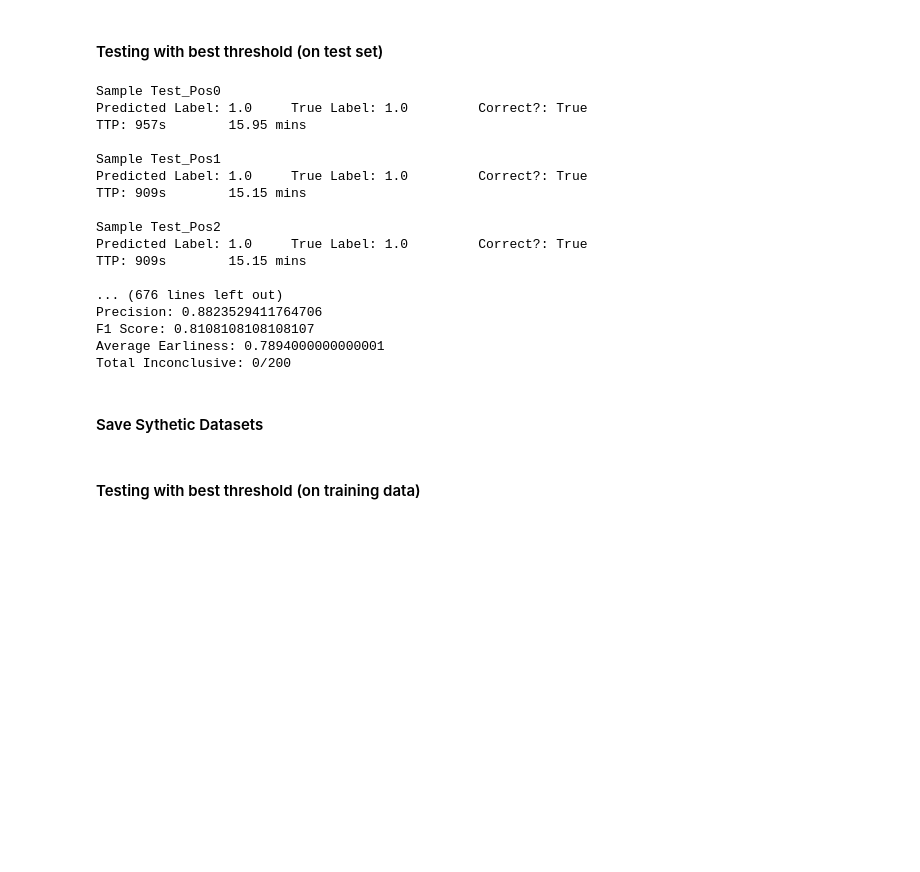
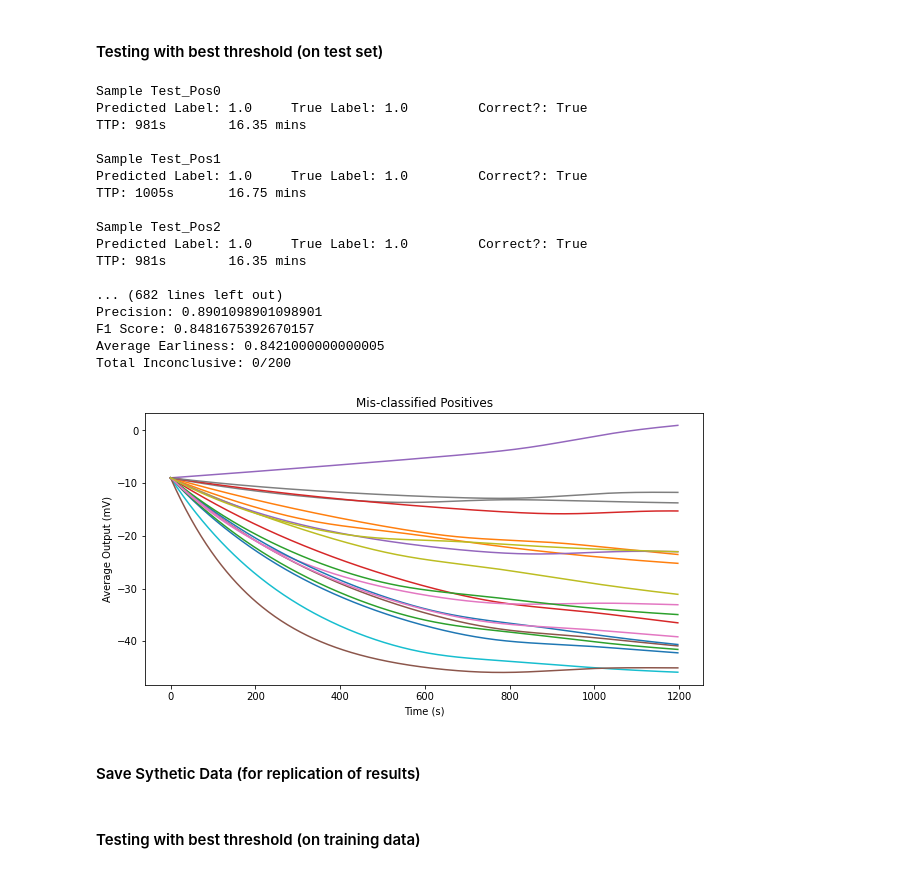
Before and after one commit to adityag16/Final-Year-Project, a Jupyter notebook: Early Time Series Classification - Average Ouput KNN.ipynb, the cells around one changed output. Drawn from its saved outputs; the diff is of its cells as text; code cells hidden in the pictures; blank space fills up the shorter version.

Commit message:
Fixed some code for dummy data testing

```diff
--- a/Early Time Series Classification - Average Ouput KNN.ipynb
+++ b/Early Time Series Classification - Average Ouput KNN.ipynb
@@ -2071,6 +2094,8 @@ for i in range(100):
 # %% [markdown]
 #### Learning Best Threshold
 # %%
+x_range = [*range(0,1200,3)]
+
 number_of_samples = len(x_range)
 number_of_timestamps = 50
 
@@ -2257,15 +2282,5 @@ best_th
 # %% [markdown]
 #### Testing with best threshold (on test set)
-# %%
-## combine positive and negative sample dicts
-all_samples = {}
-all_samples.update(dummy_positives)
-all_samples.update(dummy_negatives)
-
-## create dict of samples with true label
-keys_train = list(all_samples.keys())
-true_labels_train_array = list(np.concatenate((np.ones(len(dummy_positives)),np.zeros(len(dummy_negatives)))))
-true_label_train_dict = dict(zip(keys_train, true_labels_train_array))
 # %%
 ## combine positive and negative sample dicts
 all_samples_test = {}
@@ -2313,7 +2299,7 @@ with tf.device(gpu):
   earliness = []
 
   # create nN predictions using each dataset as the test sample
-  sample_predictions, true_labels_test, true_labels_train = generate_predictions_table_test(dummy_positives_test, dummy_negatives_test, dummy_positives, dummy_negatives, timestamps)
+  sample_predictions, true_labels_train = generate_predictions_table(dummy_positives, dummy_negatives, timestamps)
 
   # create multipliers for every classifier
   multipliers_2d = get_confidence_multipliers(sample_predictions, true_labels_train)
@@ -2329,13 +2315,20 @@ with tf.device(gpu):
     test_sample = value
 
     print(f"Sample {test_sample_name}")
-    predictions = sample_predictions[sample_idx]
-    confidences = []
-    for i in range(len(predictions)):
+    predictions = []
+
+    for i, t in enumerate(timestamps):
+
+      train_data, train_labels = get_training_data_knn(positive_samples=dummy_positives, negative_samples=dummy_negatives, timestamp=t, test_samples=[test_sample_name])
+      test_data = get_test_data_knn(test_sample, t)
+      pred = KNN(3, test_data, train_data, train_labels, 'cosine')
+      predictions.append(pred)
 
       c = get_confidence(predictions[:i+1], multipliers_2d[:i+1]) # i+1 needed because slicing does not include last index
-      confidences.append(c)
+
+
       if(c >= best_th): # best confidence threshold from cost function
+
         time_index = timestamps[i] # get the value of the sample number at which the sample needs to be indexed
         time_to_result = test_sample.index[time_index-1] - test_sample.index[0] # get actual time acorrding the experiment at which result is obtained
 
@@ -2352,7 +2345,7 @@ with tf.device(gpu):
 
         break
 
-      if(i == len(predictions)-1):
+      if(i == len(timestamps)-1):
         final_classifications[test_sample_name] = (None, true_label_test_dict[test_sample_name])
         print("Inconclusive")
         inconc_count += 1
@@ -2370,21 +2363,37 @@ with tf.device(gpu):
 # %% [output]
 Sample Test_Pos0
 Predicted Label: 1.0     True Label: 1.0         Correct?: True
-TTP: 957s        15.95 mins
+TTP: 981s        16.35 mins
 
 Sample Test_Pos1
 Predicted Label: 1.0     True Label: 1.0         Correct?: True
-TTP: 909s        15.15 mins
+TTP: 1005s       16.75 mins
 
 Sample Test_Pos2
 Predicted Label: 1.0     True Label: 1.0         Correct?: True
-TTP: 909s        15.15 mins
+TTP: 981s        16.35 mins
 
-... (676 lines left out)
-Precision: 0.8823529411764706
-F1 Score: 0.8108108108108107
-Average Earliness: 0.7894000000000001
+... (682 lines left out)
+Precision: 0.8901098901098901
+F1 Score: 0.8481675392670157
+Average Earliness: 0.8421000000000005
 Total Inconclusive: 0/200
+# %%
+x_range = [*range(0,1200,3)]
+
+fig, ax = plt.subplots(1,1, figsize=(10,5))
+
+ax.set_xlabel("Time (s)")
+ax.set_ylabel("Average Output (mV)")
+ax.set_title("Mis-classified Positives")
+
+for k,v in final_classifications.items():
+  if(v[0] != v[1] and v[1] == 1.0):
+    df = dummy_positives_test[k]
+    y_vals = df['Average Output']
+    ax.plot(x_range, y_vals)
+# %% [output]
+[figure, added]
 # %% [markdown]
-#### Save Sythetic Datasets
+#### Save Sythetic Data (for replication of results)
 # %%
```
Also changed, not shown: parts of 15 cells of this notebook, 3 other files.
